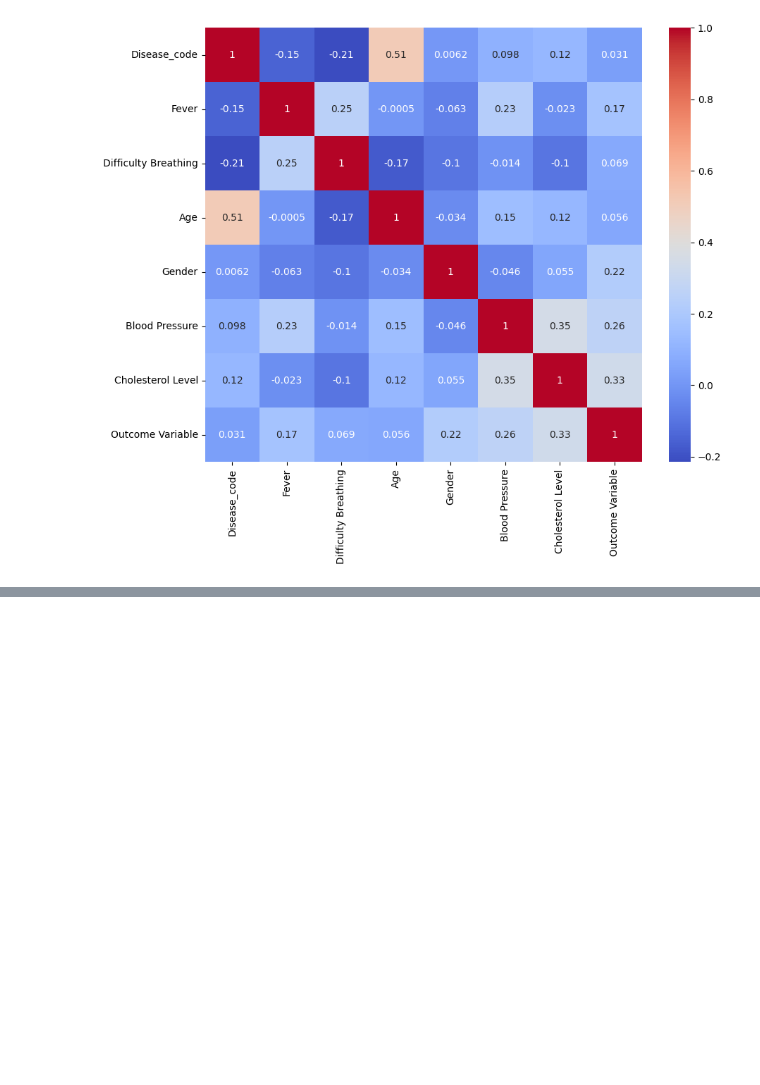
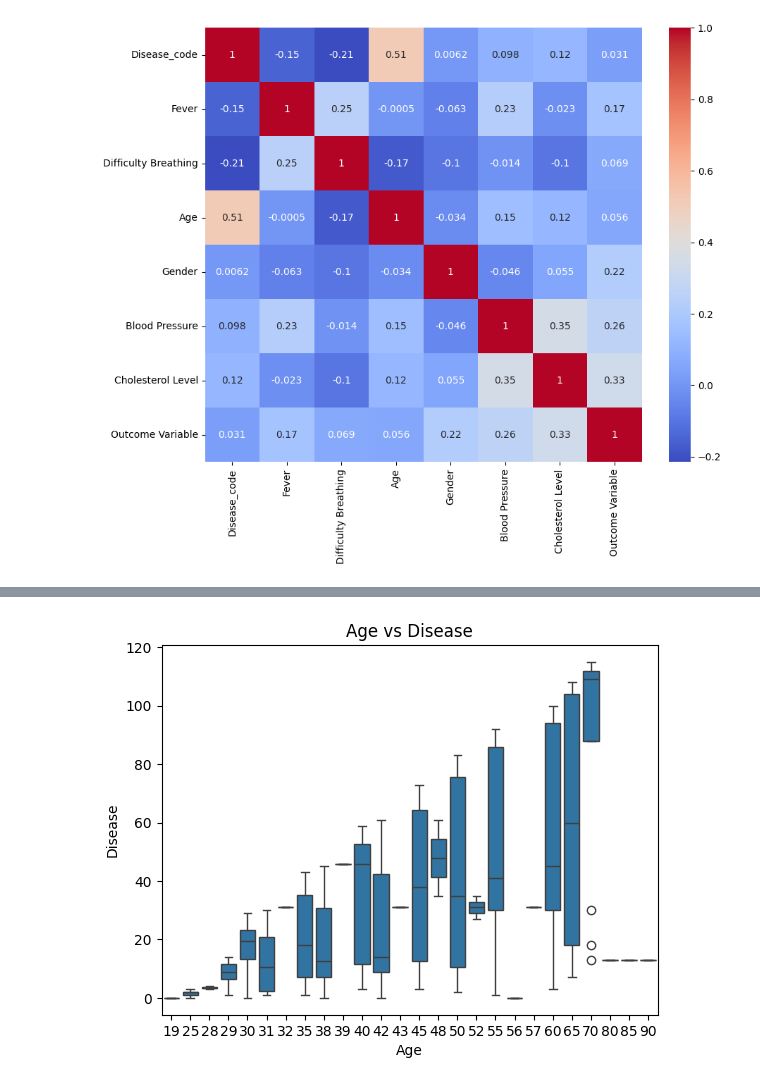
Before and after one commit to caroSeminario23/pulsera_inteligente, a Jupyter notebook: analisis.ipynb, the cells around one changed output, grey strips where cells are left out. Drawn from its saved outputs; the diff is of its cells as text; code cells hidden in the pictures; blank space fills up the shorter version.

```diff
--- a/analisis.ipynb
+++ b/analisis.ipynb
@@ -503,0 +546,12 @@ data9.to_csv('Dataset_limpio.csv', index=False)
+# %%
+# Generar un diagrama de caja que relacione 'Age' con 'Disease'
+ageC = data9['Age']
+diseaseC = data9['Disease_code']
+
+sns.boxplot(x=ageC, y=diseaseC)
+plt.xlabel('Age')
+plt.ylabel('Disease')
+plt.title('Age vs Disease')
+plt.show()
+# %% [output]
+[figure, added]
```
Also changed, not shown: parts of 16 cells of this notebook.
